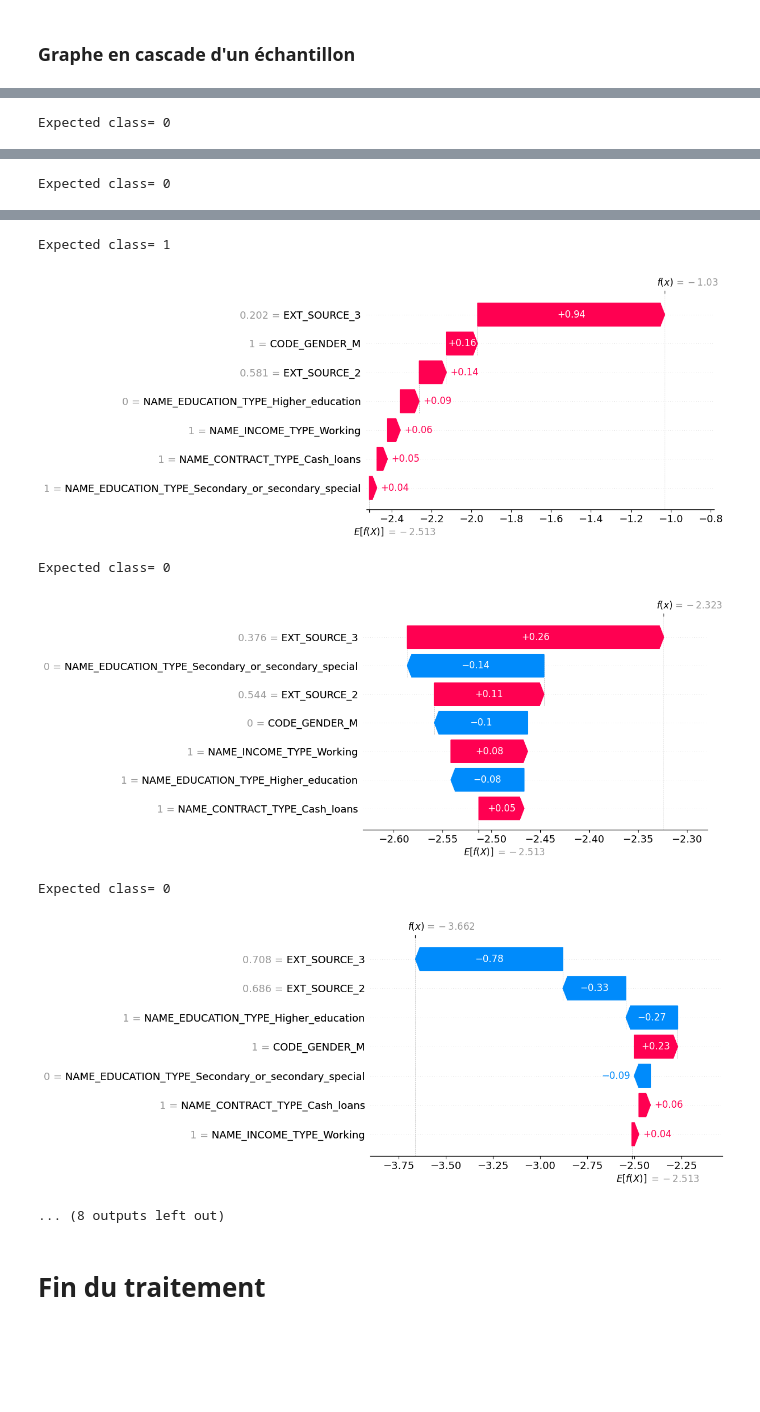
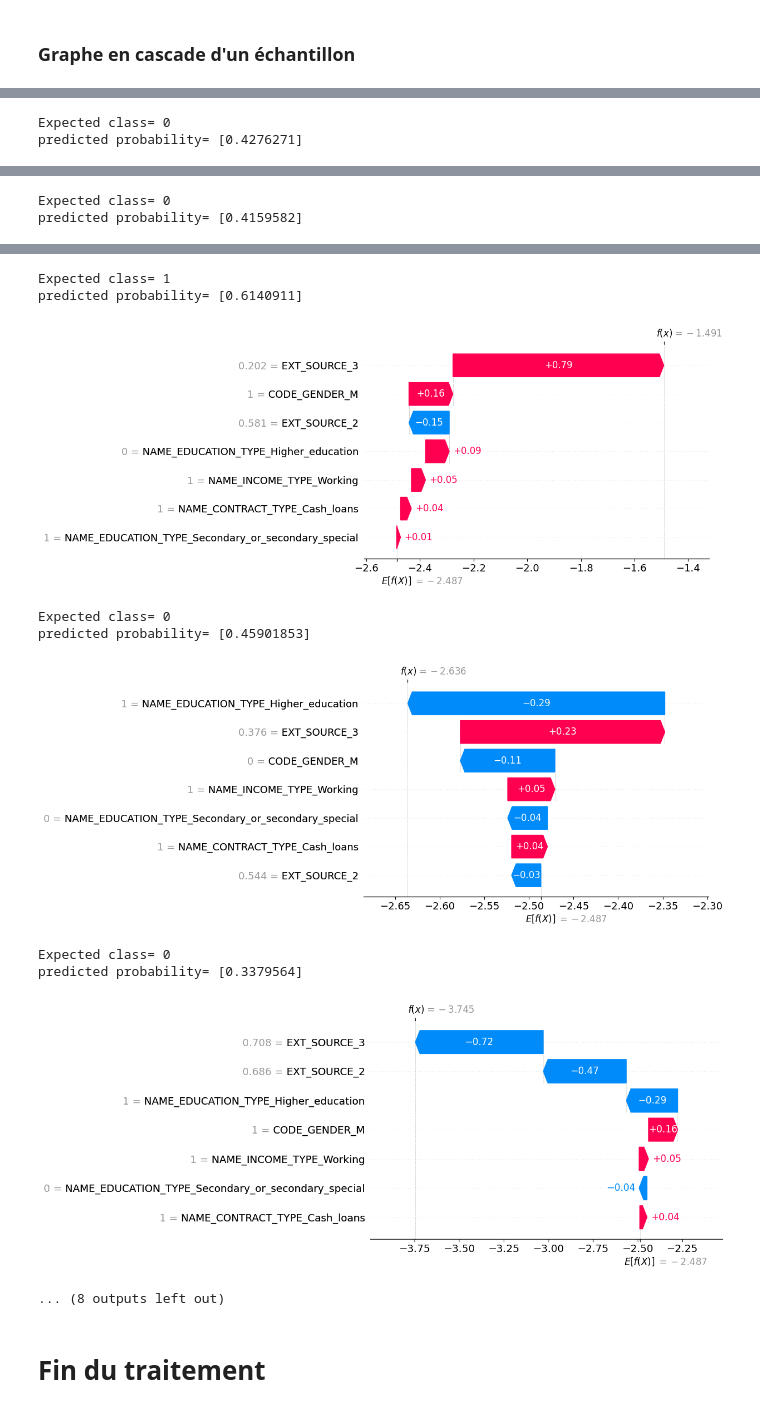
Before and after one commit to JeanRosselVallee/project_8, a Jupyter notebook: project_8_preparatory.ipynb, the cells around one changed output, grey strips where cells are left out. Cells and saved outputs as stored; diff of their text form; code cells hidden in the pictures; blank space fills up the shorter version.

```diff
--- a/project_8_preparatory.ipynb
+++ b/project_8_preparatory.ipynb
@@ -98,8 +129,8 @@ df_X.shape
 # %% [output]
 (48678, 125)
 # %%
-with open(dir_in + 'li_features.txt') as file_object:
-    str_li_features = file_object.read()
+with open(dir_in + 'li_features.txt') as f :
+    str_li_features = f.read()
 li_features = eval(str_li_features)
 li_features
 # %% [output]
@@ -200,8 +230,7 @@ class XGB_prob(XGBClassifier):
     def predict(self, df_X_subset, bool_save_events=True):
         np_y_pred_proba = super().predict_proba(df_X_subset)[:, 1]  # class 1 probas
         np_y_normalized = np.power(np_y_pred_proba, get_normalizing_power(self.threshold))
-        proba_class_0   = 1 - np_y_normalized
-        return proba_class_0
+        return np_y_normalized
 # %% [markdown]
 ## Récupération
 # %% [markdown]
@@ -471,6 +588,9 @@ Pour interpréter ce graphe, on se déplace du bas vers le haut :
 # %%
 for idx in range(10) :
-    print('Expected class=', df_y_test.iloc[idx].values[0])
-    shap.plots.waterfall(explainer(df_X_test_simplified)[idx], max_display=7)
+    df_X_sample1 = pd.DataFrame(df_X.iloc[idx]).T
+    np_y_pred = model_prob.predict(df_X_sample1)
+    print('Expected class=',  df_y.iloc[idx].values[0])
+    print('predicted probability=', np_y_pred) #.round(3))
+    shap.plots.waterfall(explainer(df_X)[idx], max_display=7)
 # %% [output]
 Expected class= 0
@@ -478 +599,2 @@ Expected class= 0
 Expected class= 0
+predicted probability= [0.4276271]
@@ -480 +602,2 @@ Expected class= 0
 Expected class= 0
+predicted probability= [0.4159582]
@@ -482,9 +605,12 @@ Expected class= 0
 Expected class= 1
+predicted probability= [0.6140911]
-[figure, old version]
+[figure, new version]
 Expected class= 0
+predicted probability= [0.45901853]
-[figure, old version]
+[figure, new version]
 Expected class= 0
+predicted probability= [0.3379564]
-[figure, old version]
+[figure, new version]
 ... (8 outputs left out)
 # %% [markdown]
 # Fin du traitement
```
Also changed, not shown: parts of 42 cells of this notebook, 9 other files.
